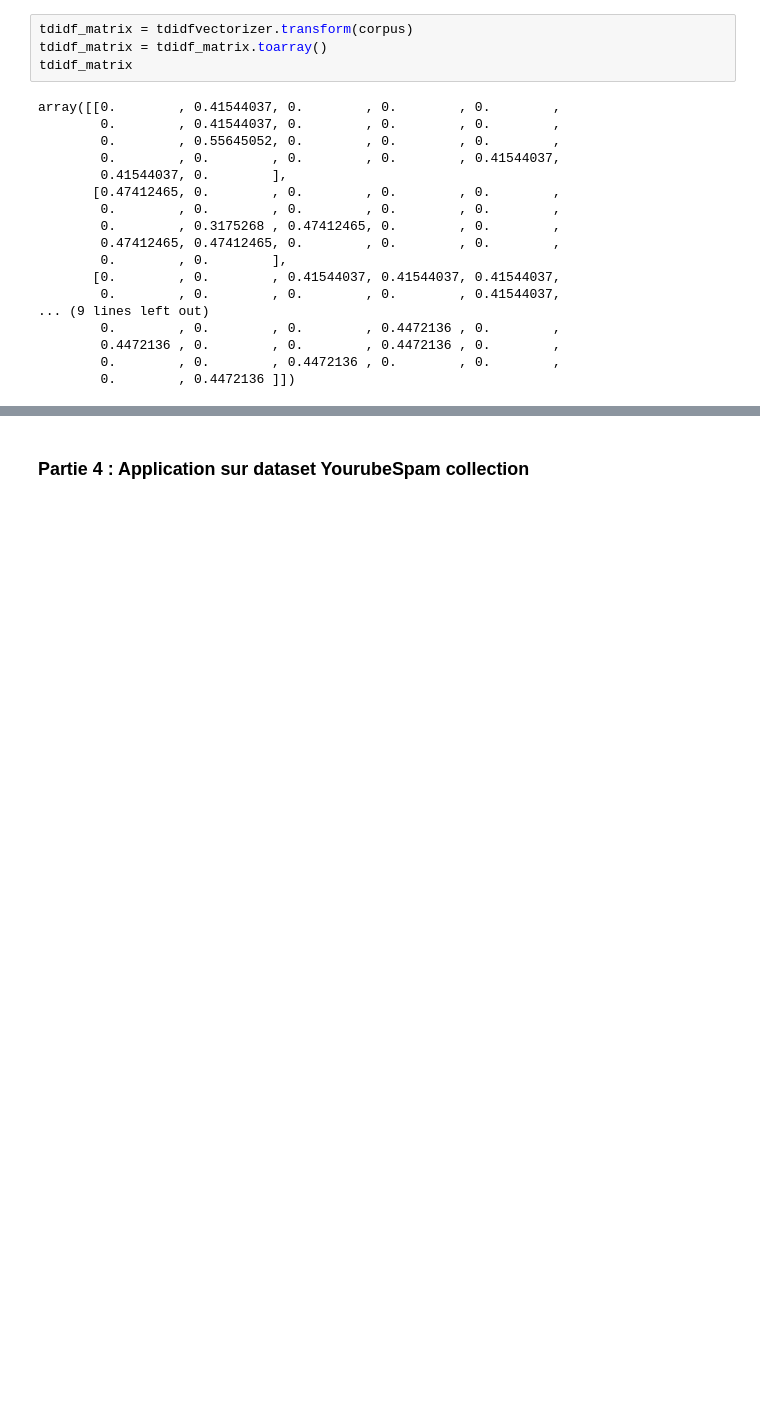
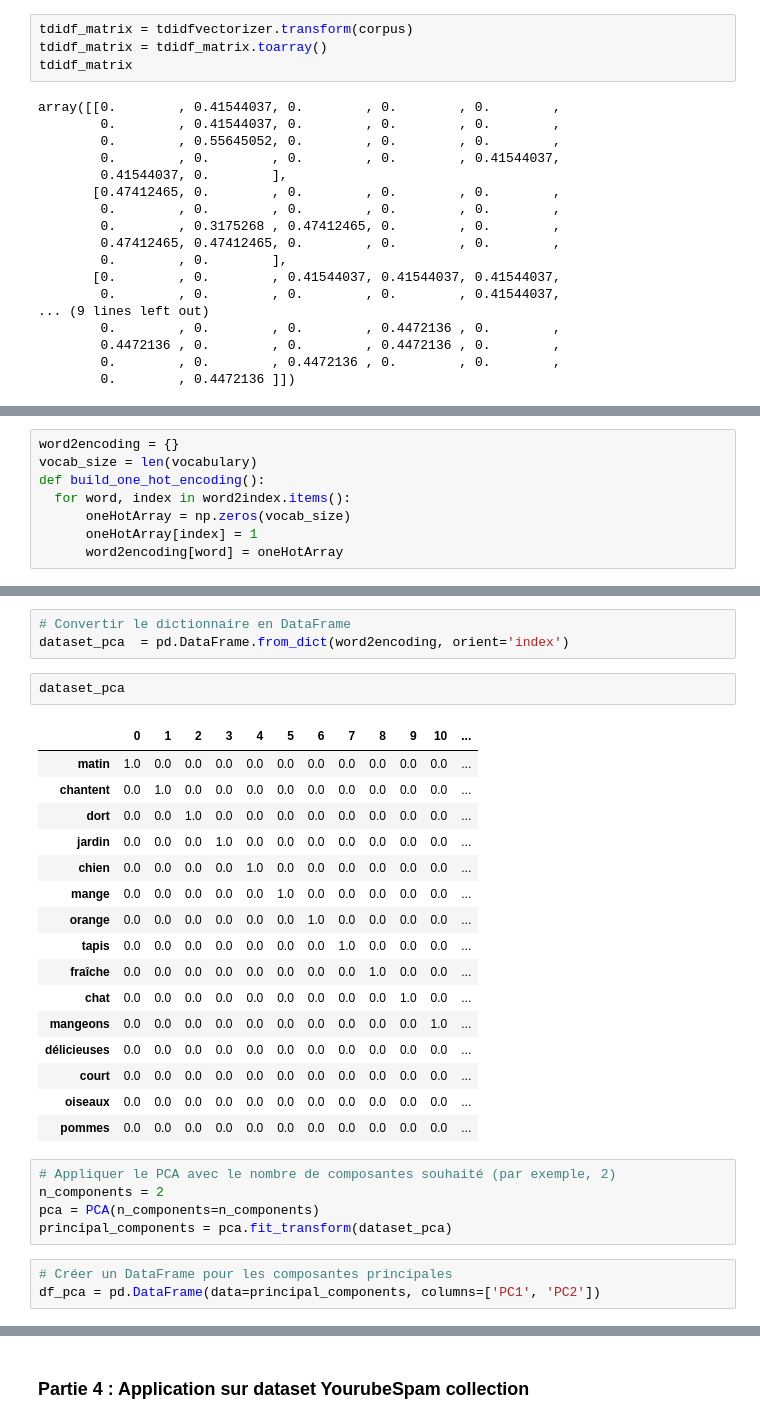
Before and after one commit to Moh2106/nlp_atelier1, a Jupyter notebook: nlp_atelier1.ipynb, the cells around one changed output, grey strips where cells are left out. Cells and saved outputs as stored; diff of their text form; blank space fills up the shorter version.

```diff
--- a/nlp_atelier1.ipynb
+++ b/nlp_atelier1.ipynb
@@ -189,0 +254,8 @@ array([[0.        , 0.41544037, 0.        , 0.        , 0.        ,
+# %%
+word2encoding = {}
+vocab_size = len(vocabulary)
+def build_one_hot_encoding():
+  for word, index in word2index.items():
+      oneHotArray = np.zeros(vocab_size)
+      oneHotArray[index] = 1
+      word2encoding[word] = oneHotArray
@@ -189,0 +281,30 @@ array([[0.        , 0.41544037, 0.        , 0.        , 0.        ,
+# %%
+# Convertir le dictionnaire en DataFrame
+dataset_pca  = pd.DataFrame.from_dict(word2encoding, orient='index')
+# %%
+dataset_pca
+# %% [output]
+|  | 0 | 1 | 2 | 3 | 4 | 5 | 6 | 7 | 8 | 9 | 10 | ... |
+| matin | 1.0 | 0.0 | 0.0 | 0.0 | 0.0 | 0.0 | 0.0 | 0.0 | 0.0 | 0.0 | 0.0 | ... |
+| chantent | 0.0 | 1.0 | 0.0 | 0.0 | 0.0 | 0.0 | 0.0 | 0.0 | 0.0 | 0.0 | 0.0 | ... |
+| dort | 0.0 | 0.0 | 1.0 | 0.0 | 0.0 | 0.0 | 0.0 | 0.0 | 0.0 | 0.0 | 0.0 | ... |
+| jardin | 0.0 | 0.0 | 0.0 | 1.0 | 0.0 | 0.0 | 0.0 | 0.0 | 0.0 | 0.0 | 0.0 | ... |
+| chien | 0.0 | 0.0 | 0.0 | 0.0 | 1.0 | 0.0 | 0.0 | 0.0 | 0.0 | 0.0 | 0.0 | ... |
+| mange | 0.0 | 0.0 | 0.0 | 0.0 | 0.0 | 1.0 | 0.0 | 0.0 | 0.0 | 0.0 | 0.0 | ... |
+| orange | 0.0 | 0.0 | 0.0 | 0.0 | 0.0 | 0.0 | 1.0 | 0.0 | 0.0 | 0.0 | 0.0 | ... |
+| tapis | 0.0 | 0.0 | 0.0 | 0.0 | 0.0 | 0.0 | 0.0 | 1.0 | 0.0 | 0.0 | 0.0 | ... |
+| fraîche | 0.0 | 0.0 | 0.0 | 0.0 | 0.0 | 0.0 | 0.0 | 0.0 | 1.0 | 0.0 | 0.0 | ... |
+| chat | 0.0 | 0.0 | 0.0 | 0.0 | 0.0 | 0.0 | 0.0 | 0.0 | 0.0 | 1.0 | 0.0 | ... |
+| mangeons | 0.0 | 0.0 | 0.0 | 0.0 | 0.0 | 0.0 | 0.0 | 0.0 | 0.0 | 0.0 | 1.0 | ... |
+| délicieuses | 0.0 | 0.0 | 0.0 | 0.0 | 0.0 | 0.0 | 0.0 | 0.0 | 0.0 | 0.0 | 0.0 | ... |
+| court | 0.0 | 0.0 | 0.0 | 0.0 | 0.0 | 0.0 | 0.0 | 0.0 | 0.0 | 0.0 | 0.0 | ... |
+| oiseaux | 0.0 | 0.0 | 0.0 | 0.0 | 0.0 | 0.0 | 0.0 | 0.0 | 0.0 | 0.0 | 0.0 | ... |
+| pommes | 0.0 | 0.0 | 0.0 | 0.0 | 0.0 | 0.0 | 0.0 | 0.0 | 0.0 | 0.0 | 0.0 | ... |
+# %%
+# Appliquer le PCA avec le nombre de composantes souhaité (par exemple, 2)
+n_components = 2
+pca = PCA(n_components=n_components)
+principal_components = pca.fit_transform(dataset_pca)
+# %%
+# Créer un DataFrame pour les composantes principales
+df_pca = pd.DataFrame(data=principal_components, columns=['PC1', 'PC2'])
```
Also changed, not shown: parts of 15 cells of this notebook.
